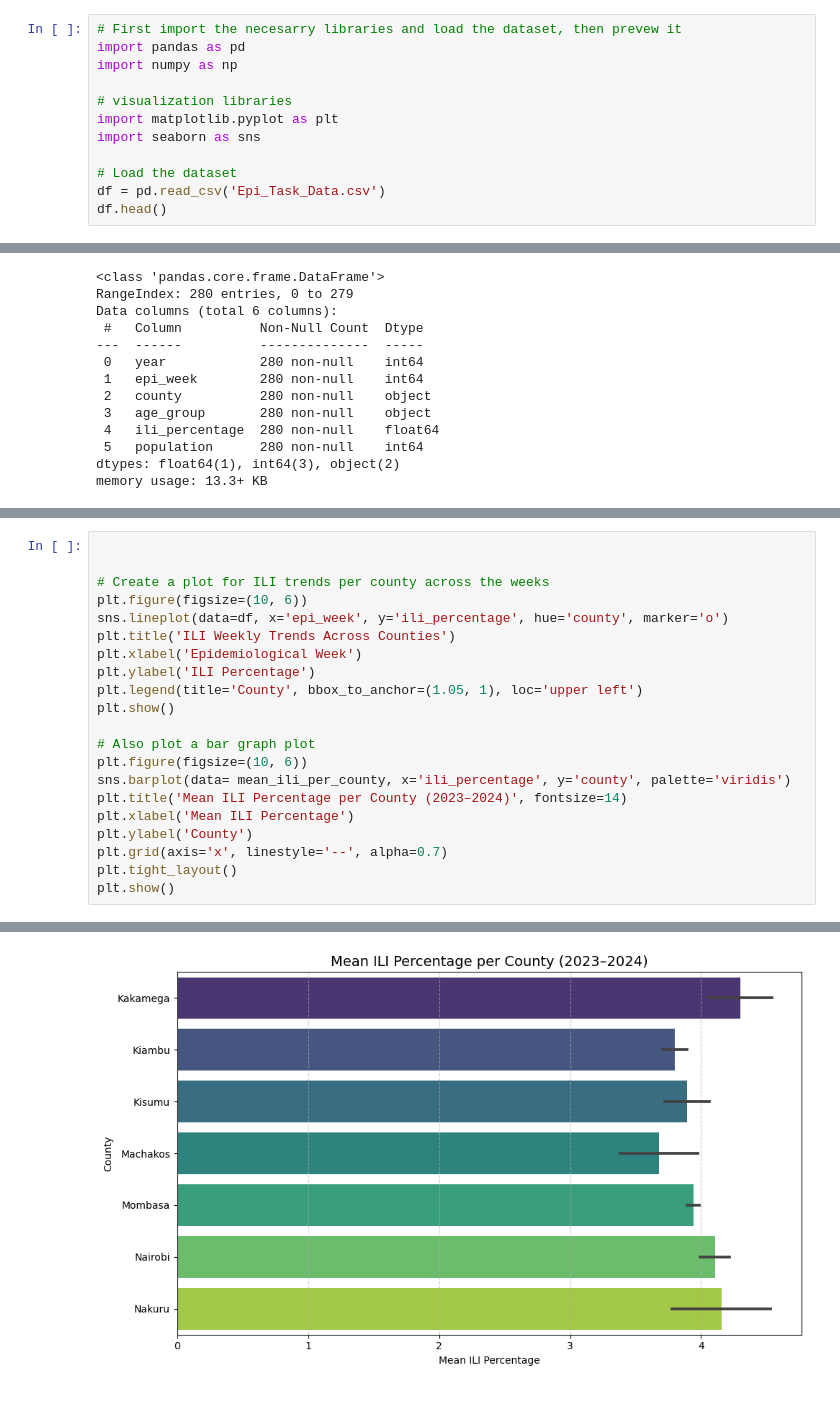
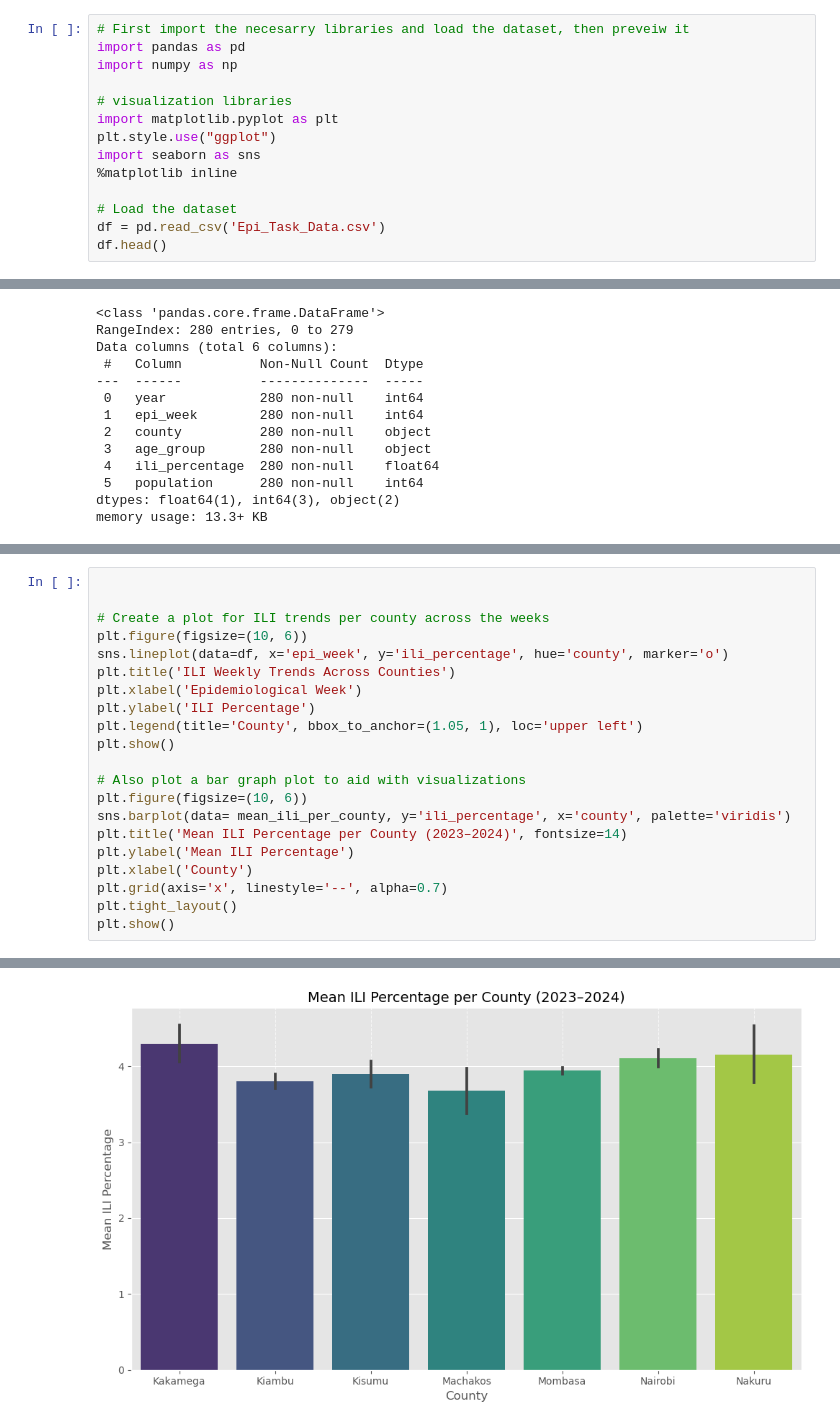
Before and after one commit to JOHNMARK-cmd/Epi_Task_Data_Intern, a Jupyter notebook: Epidemiology_CEMA.ipynb, the cells around one changed output, grey strips where cells are left out. Drawn from its saved outputs; the diff is of its cells as text.

```diff
--- a/Epidemiology_CEMA.ipynb
+++ b/Epidemiology_CEMA.ipynb
@@ -10,13 +10,15 @@ The objective is to evaluate temporal and county-specific ILI trends and interpr
 
 To begin this analysis, I will first load the dataset and use the Pandas groupby function to group the data by year and county, then compute the mean ILI percentage.
 # %%
-# First import the necesarry libraries and load the dataset, then prevew it
+# First import the necesarry libraries and load the dataset, then preveiw it
 import pandas as pd
 import numpy as np
 
 # visualization libraries
 import matplotlib.pyplot as plt
+plt.style.use("ggplot")
 import seaborn as sns
+%matplotlib inline
 
 # Load the dataset
 df = pd.read_csv('Epi_Task_Data.csv')
@@ -83,12 +90,12 @@ plt.ylabel('ILI Percentage')
 plt.legend(title='County', bbox_to_anchor=(1.05, 1), loc='upper left')
 plt.show()
 
-# Also plot a bar graph plot
+# Also plot a bar graph plot to aid with visualizations
 plt.figure(figsize=(10, 6))
-sns.barplot(data= mean_ili_per_county, x='ili_percentage', y='county', palette='viridis')
+sns.barplot(data= mean_ili_per_county, y='ili_percentage', x='county', palette='viridis')
 plt.title('Mean ILI Percentage per County (2023–2024)', fontsize=14)
-plt.xlabel('Mean ILI Percentage')
-plt.ylabel('County')
+plt.ylabel('Mean ILI Percentage')
+plt.xlabel('County')
 plt.grid(axis='x', linestyle='--', alpha=0.7)
 plt.tight_layout()
 plt.show()
@@ -97 +104 @@ plt.show()
-[figure, old version]
+[figure, new version]
```
Also changed, not shown: parts of 15 cells of this notebook, 1 other file.
